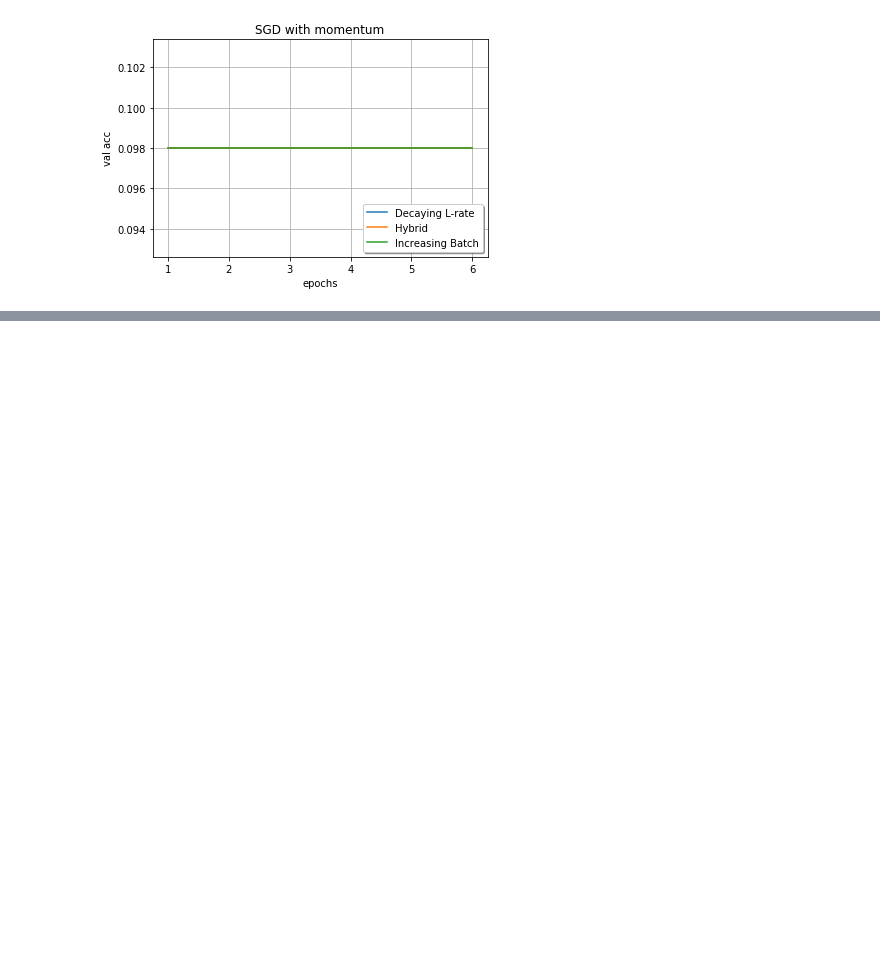
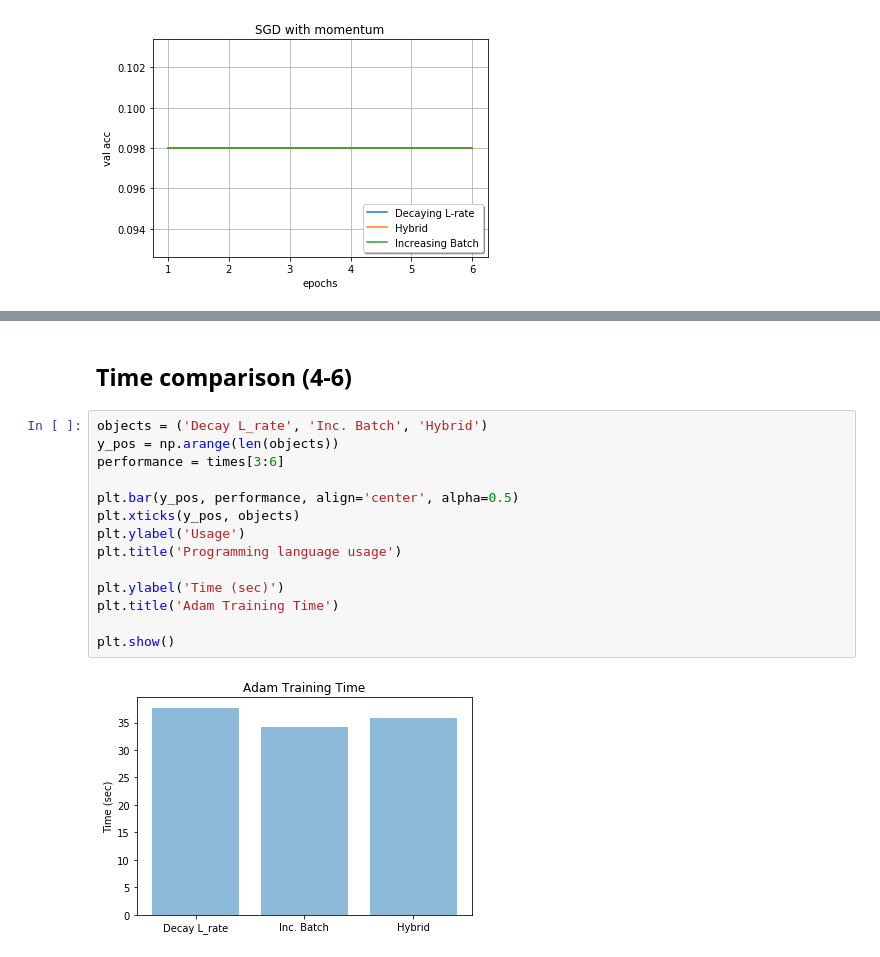
Before and after one commit to JCDetwiler/batch-size-mnist, a Jupyter notebook: experiments.ipynb, the cells around one changed output, grey strips where cells are left out. Drawn from its saved outputs; the diff is of its cells as text; blank space fills up the shorter version.

```diff
--- a/experiments.ipynb
+++ b/experiments.ipynb
@@ -768,0 +763,18 @@ f_sgdm.savefig("sgd_with_momentum.png")
+# %% [markdown]
+## Time comparison (4-6)
+# %%
+objects = ('Decay L_rate', 'Inc. Batch', 'Hybrid')
+y_pos = np.arange(len(objects))
+performance = times[3:6]
+
+plt.bar(y_pos, performance, align='center', alpha=0.5)
+plt.xticks(y_pos, objects)
+plt.ylabel('Usage')
+plt.title('Programming language usage')
+
+plt.ylabel('Time (sec)')
+plt.title('Adam Training Time')
+
+plt.show()
+# %% [output]
+[figure, added]
```
Also changed, not shown: parts of 28 cells of this notebook, 6 other files.
